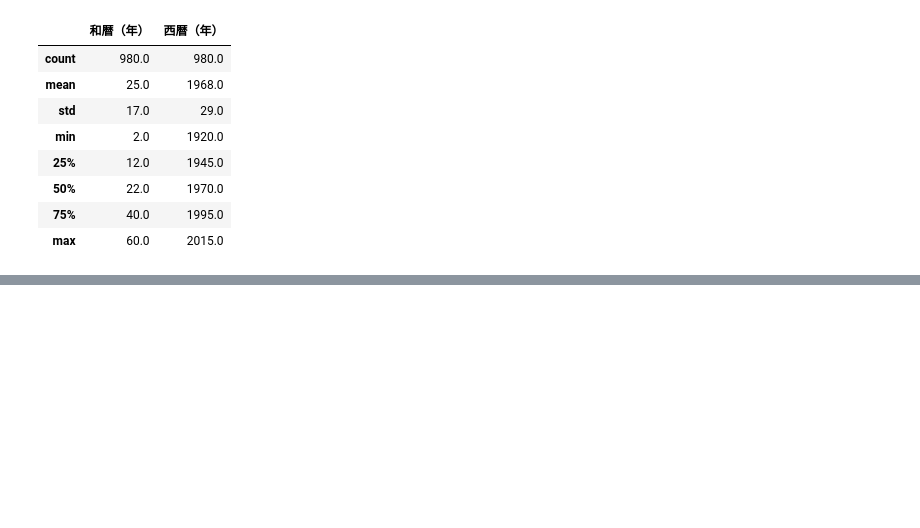
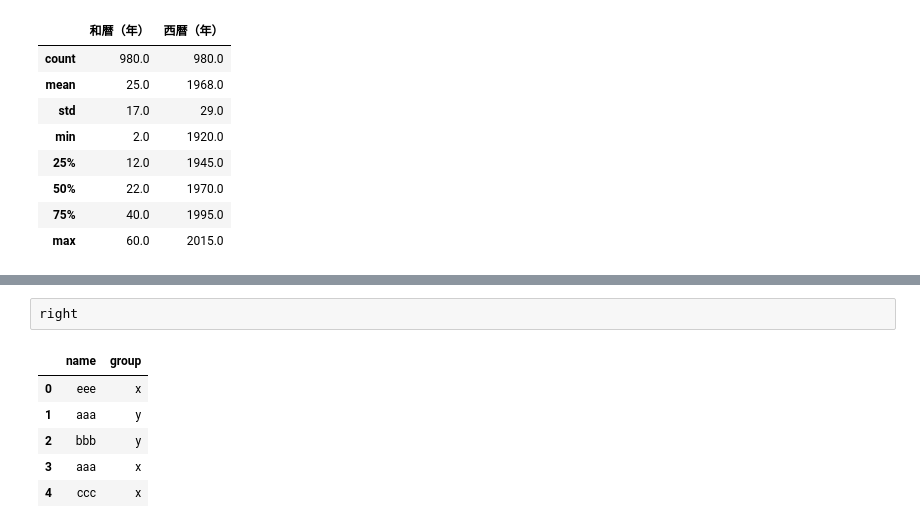
Before and after one commit to shuheitachikawa/python-practice, a Jupyter notebook: test.ipynb, the cells around one changed output, grey strips where cells are left out. Cells and saved outputs as stored; diff of their text form; blank space fills up the shorter version.

```diff
--- a/test.ipynb
+++ b/test.ipynb
@@ -101,0 +132,9 @@ df_population_data.describe().round(0)
+# %%
+right
+# %% [output]
+|  | name | group |
+| 0 | eee | x |
+| 1 | aaa | y |
+| 2 | bbb | y |
+| 3 | aaa | x |
+| 4 | ccc | x |
```
Also changed, not shown: parts of 6 cells of this notebook, 9 other files.
